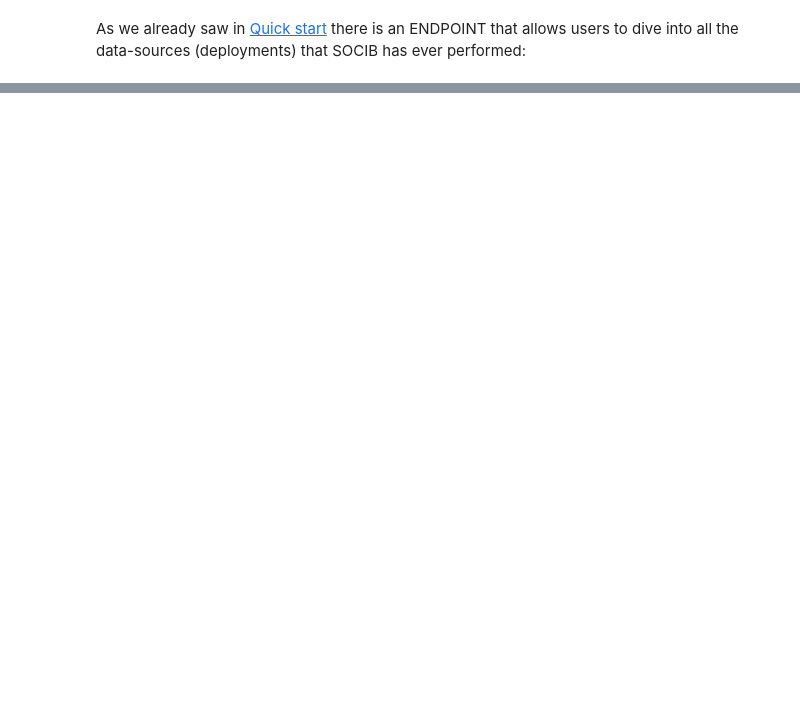
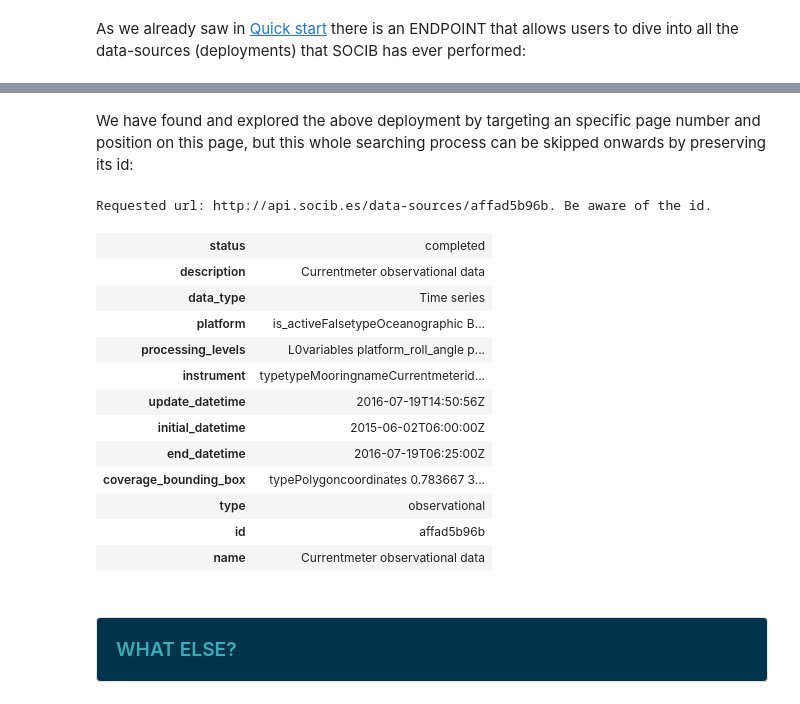
Before and after one commit to pazrg/SOCIB_API, a Jupyter notebook: data_sources/what_is_a_data_source.ipynb, the cells around one changed output, grey strips where cells are left out. Saved outputs shown, nothing was run; the diff lists cells and outputs as text; code cells hidden in the pictures; blank space fills up the shorter version.

```diff
--- a/data_sources/what_is_a_data_source.ipynb
+++ b/data_sources/what_is_a_data_source.ipynb
@@ -203,0 +134,5 @@ Deployment number 520 produced 2 netCDFs
+# %%
+targeted_deployment = response['results'][0]#i.e deployment number 0 of the above page
+data = {k:v for k, v in targeted_deployment.items() if k == 'entries'} #choosing just the deployment data
+targeted_netCDF = 0 #i.e netCDF number 0 of the above deployment
+HTML(json2html.convert(json=data['entries'][targeted_netCDF]))
@@ -203,0 +153,29 @@ Deployment number 520 produced 2 netCDFs
+# %% [markdown]
+We have found and explored the above deployment by targeting an specific page number and position on this page, but this whole searching process can be skipped onwards by preserving its id:
+# %%
+end_point = '/data-sources/'+targeted_deployment['id']
+request = requests.get('%s%s' % (api_url, end_point), headers=headers)
+response = json.loads(request.text)
+print('Requested url: '+'%s%s. Be aware of the id.' % (api_url, end_point))
+# %% [output]
+Requested url: http://api.socib.es/data-sources/affad5b96b. Be aware of the id.
+# %%
+targeted_deployment = response
+metadata = {k:v for k, v in targeted_deployment.items() if k != 'entries'} #skipping the deployment data for later
+HTML(json2html.convert(json=metadata))
+# %% [output]
+| status | completed |
+| description | Currentmeter observational data |
+| data_type | Time series |
+| platform | is_activeFalsetypeOceanographic B... |
+| processing_levels | L0variables platform_roll_angle p... |
+| instrument | typetypeMooringnameCurrentmeterid... |
+| update_datetime | 2016-07-19T14:50:56Z |
+| initial_datetime | 2015-06-02T06:00:00Z |
+| end_datetime | 2016-07-19T06:25:00Z |
+| coverage_bounding_box | typePolygoncoordinates 0.783667 3... |
+| type | observational |
+| id | affad5b96b |
+| name | Currentmeter observational data |
+# %% [markdown]
+<h3 style="background-color: #00334C;border: 1px solid #e3e3e3;border-radius: 4px;color: #3dabb6; padding: 19px">WHAT ELSE?</h3>
```
Also changed, not shown: parts of 54 cells of this notebook, 12 other files.
